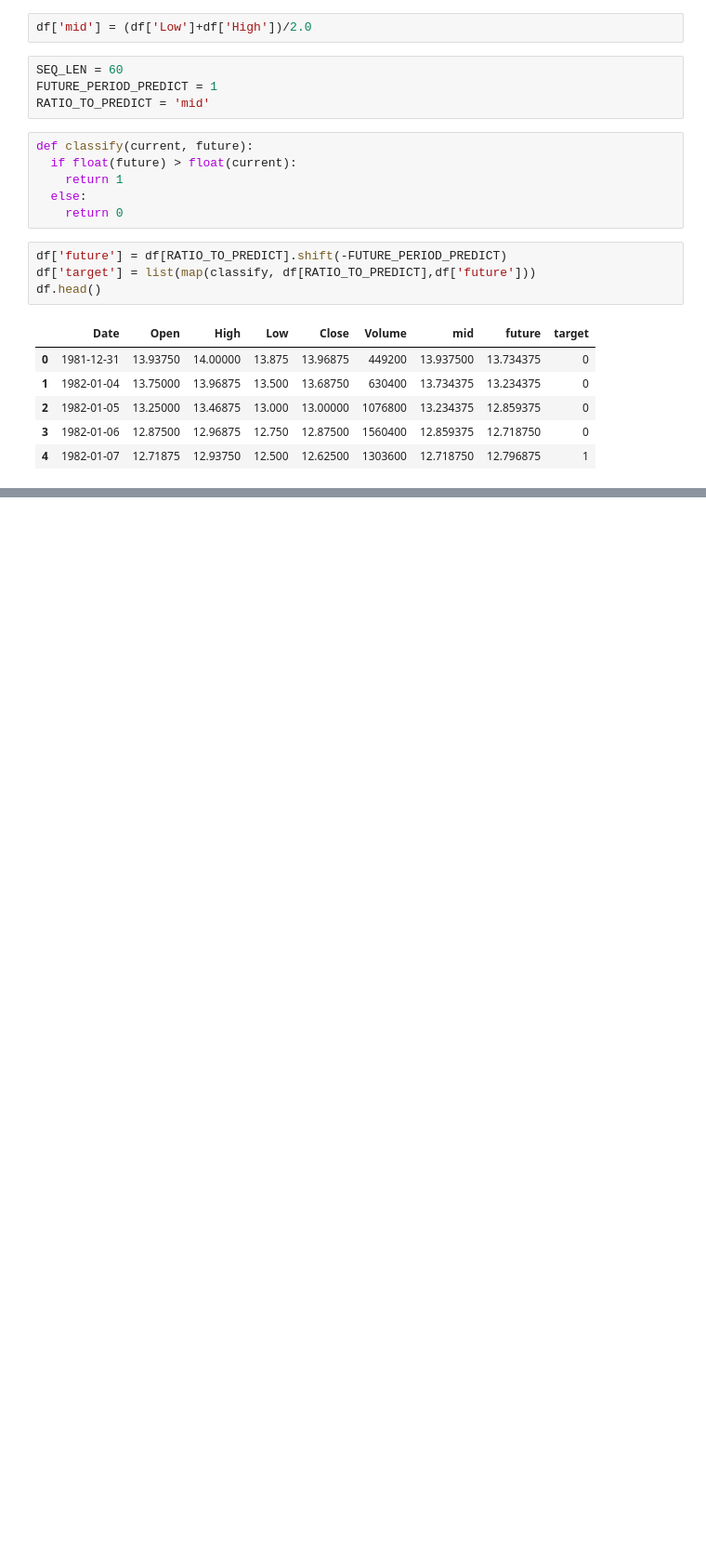
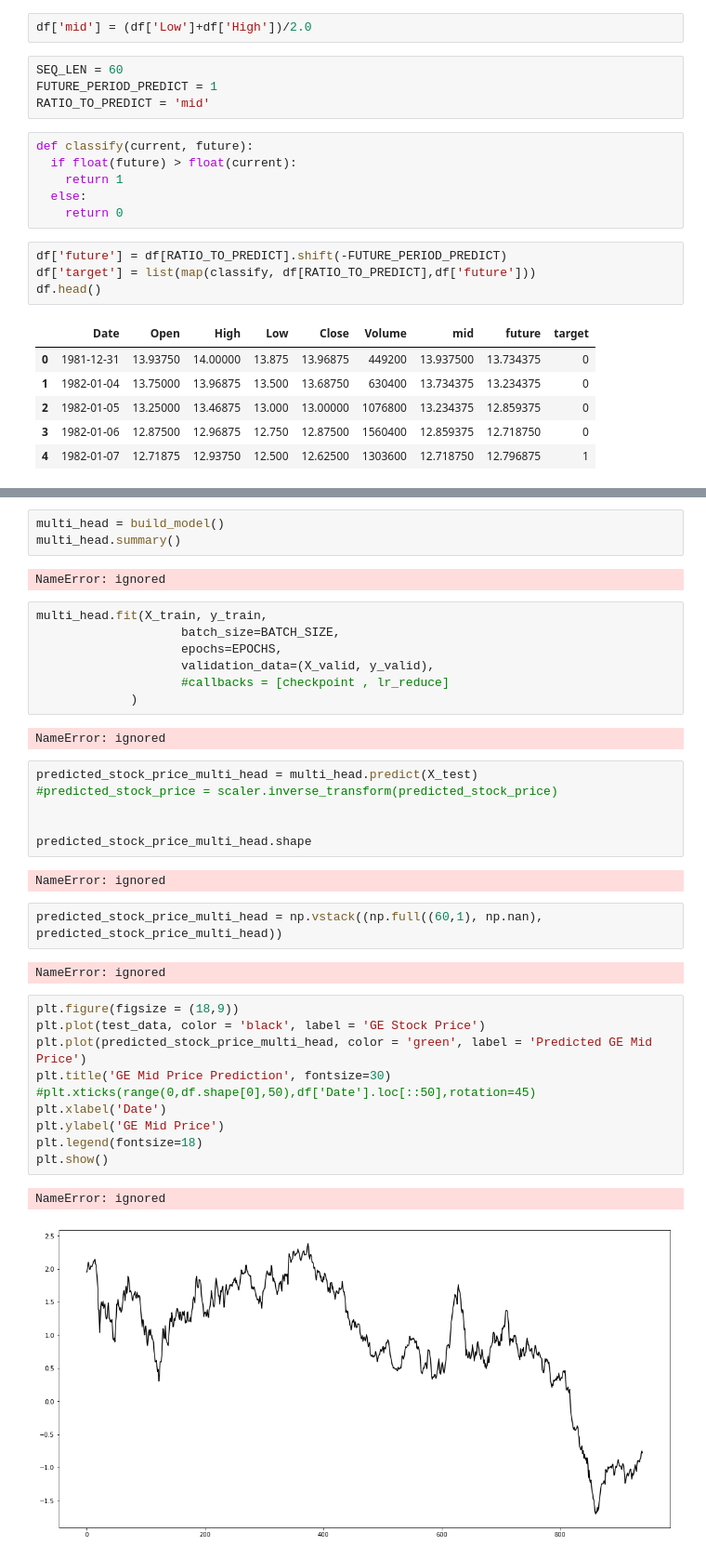
Before and after one commit to discovery-league/Deep-Learning-in-Python, a Jupyter notebook: Stock_Prediction.ipynb, the cells around one changed output, grey strips where cells are left out. Shown at 93% size. Saved outputs shown, nothing was run; the diff lists cells and outputs as text; blank space fills up the shorter version.

```diff
--- a/Stock_Prediction.ipynb
+++ b/Stock_Prediction.ipynb
@@ -58,0 +460,39 @@ df.head()
+# %%
+multi_head = build_model()
+multi_head.summary()
+# %% [output]
+NameError: ignored
+# %%
+multi_head.fit(X_train, y_train,
+                    batch_size=BATCH_SIZE,
+                    epochs=EPOCHS,
+                    validation_data=(X_valid, y_valid),
+                    #callbacks = [checkpoint , lr_reduce]
+             )
+# %% [output]
+NameError: ignored
+# %%
+predicted_stock_price_multi_head = multi_head.predict(X_test)
+#predicted_stock_price = scaler.inverse_transform(predicted_stock_price)
+
+
+predicted_stock_price_multi_head.shape
+# %% [output]
+NameError: ignored
+# %%
+predicted_stock_price_multi_head = np.vstack((np.full((60,1), np.nan), predicted_stock_price_multi_head))
+# %% [output]
+NameError: ignored
+# %%
+plt.figure(figsize = (18,9))
+plt.plot(test_data, color = 'black', label = 'GE Stock Price')
+plt.plot(predicted_stock_price_multi_head, color = 'green', label = 'Predicted GE Mid Price')
+plt.title('GE Mid Price Prediction', fontsize=30)
+#plt.xticks(range(0,df.shape[0],50),df['Date'].loc[::50],rotation=45)
+plt.xlabel('Date')
+plt.ylabel('GE Mid Price')
+plt.legend(fontsize=18)
+plt.show()
+# %% [output]
+NameError: ignored
+[figure, added]
```
Also changed, not shown: parts of 25 cells of this notebook.
